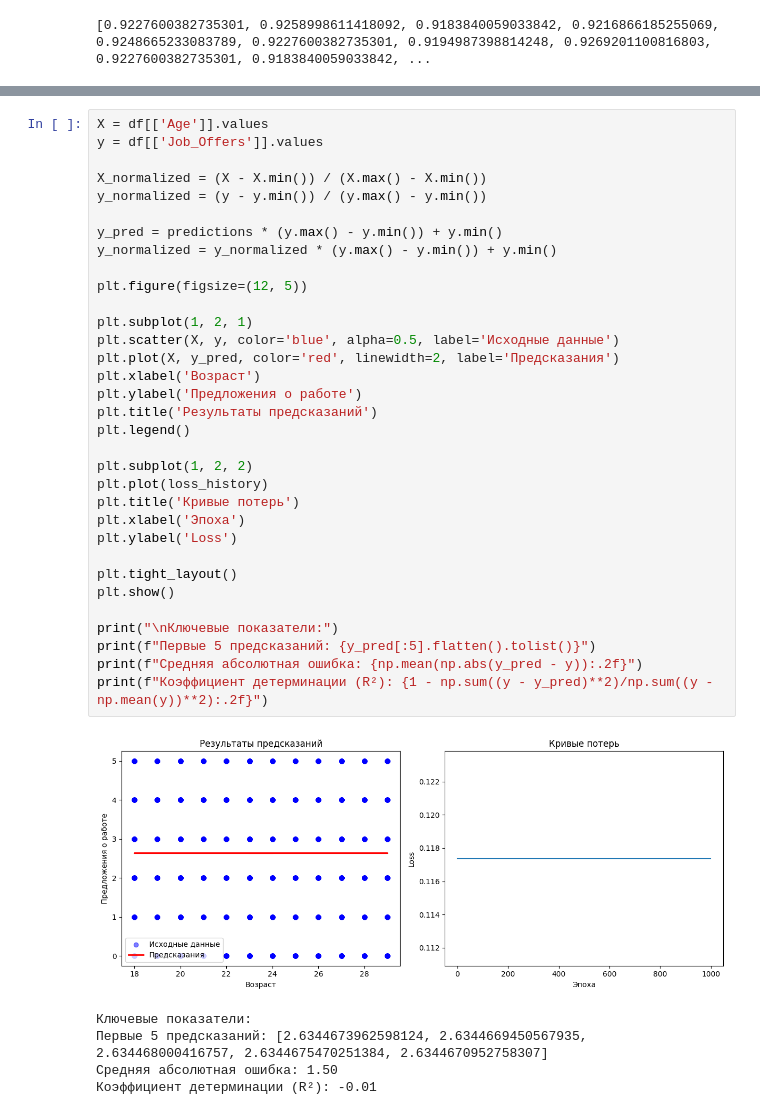
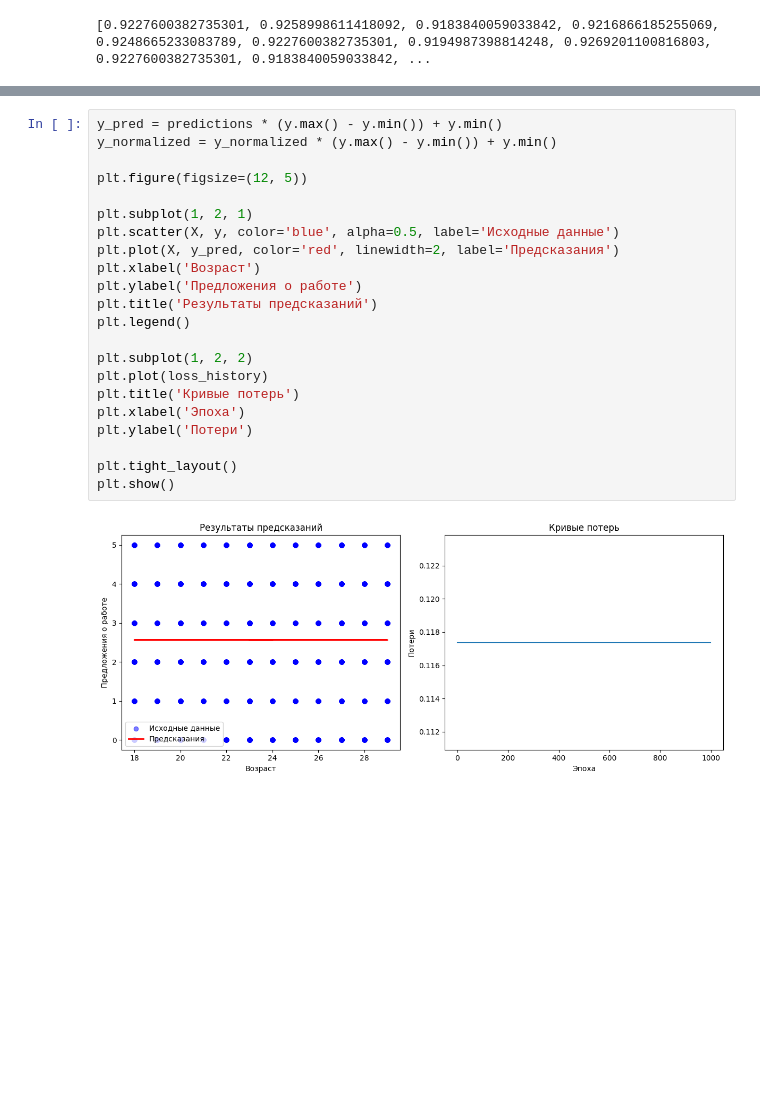
Before and after one commit to buzzaggwd/NLP, a Jupyter notebook: npl_lab3.ipynb, the cells around one changed output, grey strips where cells are left out. Saved outputs shown, nothing was run; the diff lists cells and outputs as text; blank space fills up the shorter version.

```diff
--- a/npl_lab3.ipynb
+++ b/npl_lab3.ipynb
@@ -120,39 +206,24 @@ print("Результаты прогнозирования:", predictions.flatte
 # %%
-X = df[['Age']].values
-y = df[['Job_Offers']].values
-
-X_normalized = (X - X.min()) / (X.max() - X.min())
-y_normalized = (y - y.min()) / (y.max() - y.min())
-
 y_pred = predictions * (y.max() - y.min()) + y.min()
 y_normalized = y_normalized * (y.max() - y.min()) + y.min()
 
 plt.figure(figsize=(12, 5))
 
 plt.subplot(1, 2, 1)
 plt.scatter(X, y, color='blue', alpha=0.5, label='Исходные данные')
 plt.plot(X, y_pred, color='red', linewidth=2, label='Предсказания')
 plt.xlabel('Возраст')
 plt.ylabel('Предложения о работе')
 plt.title('Результаты предсказаний')
 plt.legend()
 
 plt.subplot(1, 2, 2)
 plt.plot(loss_history)
 plt.title('Кривые потерь')
 plt.xlabel('Эпоха')
-plt.ylabel('Loss')
+plt.ylabel('Потери')
 
 plt.tight_layout()
 plt.show()
-
-print("\nКлючевые показатели:")
-print(f"Первые 5 предсказаний: {y_pred[:5].flatten().tolist()}")
-print(f"Средняя абсолютная ошибка: {np.mean(np.abs(y_pred - y)):.2f}")
-print(f"Коэффициент детерминации (R²): {1 - np.sum((y - y_pred)**2)/np.sum((y - np.mean(y))**2):.2f}")
 # %% [output]
-[figure, old version]
+[figure, new version]
-Ключевые показатели:
-Первые 5 предсказаний: [2.6344673962598124, 2.6344669450567935, 2.634468000416757, 2.6344675470251384, 2.6344670952758307]
-Средняя абсолютная ошибка: 1.50
-Коэффициент детерминации (R²): -0.01
```
Also changed, not shown: parts of 6 cells of this notebook.
